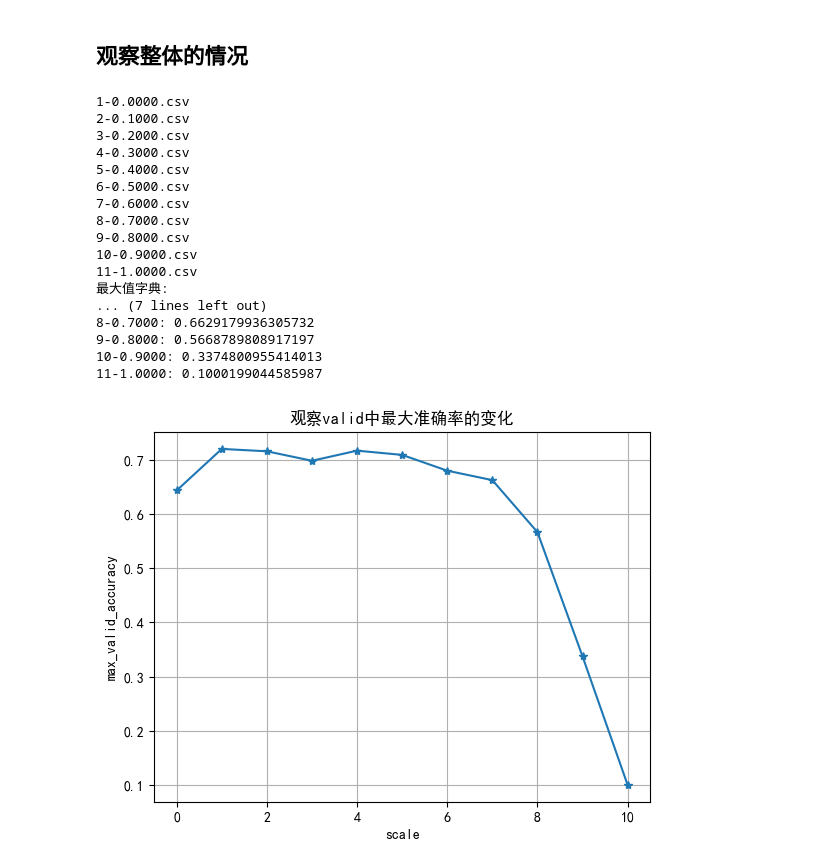
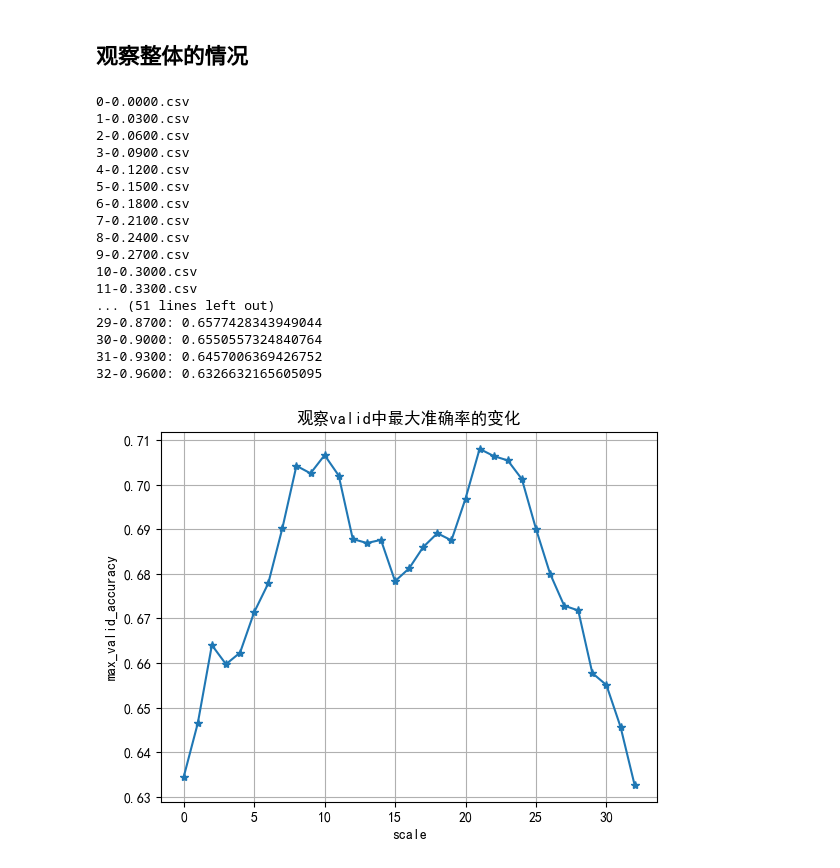
Before and after one commit to a-green-hand-jack/Benign-Overfitting, a Jupyter notebook: Success/Mix-up/准确率变化.ipynb, the cells around one changed output. Drawn from its saved outputs; the diff is of its cells as text; code cells hidden in the pictures.

```diff
--- a/Success/Mix-up/准确率变化.ipynb
+++ b/Success/Mix-up/准确率变化.ipynb
@@ -50,31 +50,31 @@ best_valid_acc(input_dir=input_dir, output_dir=output_dir, plot=True,use_text=Fa
 ## 观察整体的情况
 # %%
 # 指定存储图像的目录
-input_dir = 'LeNet-alpha-uniform-Cos/csv'
-output_dir = 'LeNet-alpha-uniform-Cos/img'
+input_dir = 'LeNet-alpha-uniform-Cos-big/csv'
+output_dir = 'LeNet-alpha-uniform-Cos-big/img'
 # 如果目录不存在，创建它
 if not os.path.exists(output_dir):
     os.makedirs(output_dir)
 if not os.path.exists(input_dir):
     os.makedirs(input_dir)
 best_valid_acc(input_dir=input_dir, output_dir=output_dir,plot=True,use_text=False)
 # %% [output]
-1-0.0000.csv
-2-0.1000.csv
-3-0.2000.csv
-4-0.3000.csv
-5-0.4000.csv
-6-0.5000.csv
-7-0.6000.csv
-8-0.7000.csv
-9-0.8000.csv
-10-0.9000.csv
-11-1.0000.csv
-最大值字典:
-... (7 lines left out)
-8-0.7000: 0.6629179936305732
-9-0.8000: 0.5668789808917197
-10-0.9000: 0.3374800955414013
-11-1.0000: 0.1000199044585987
+0-0.0000.csv
+1-0.0300.csv
+2-0.0600.csv
+3-0.0900.csv
+4-0.1200.csv
+5-0.1500.csv
+6-0.1800.csv
+7-0.2100.csv
+8-0.2400.csv
+9-0.2700.csv
+10-0.3000.csv
+11-0.3300.csv
+... (51 lines left out)
+29-0.8700: 0.6577428343949044
+30-0.9000: 0.6550557324840764
+31-0.9300: 0.6457006369426752
+32-0.9600: 0.6326632165605095
-[figure, old version]
+[figure, new version]
 # %%
```
Also changed, not shown: parts of 3 cells of this notebook, 7 other files.
